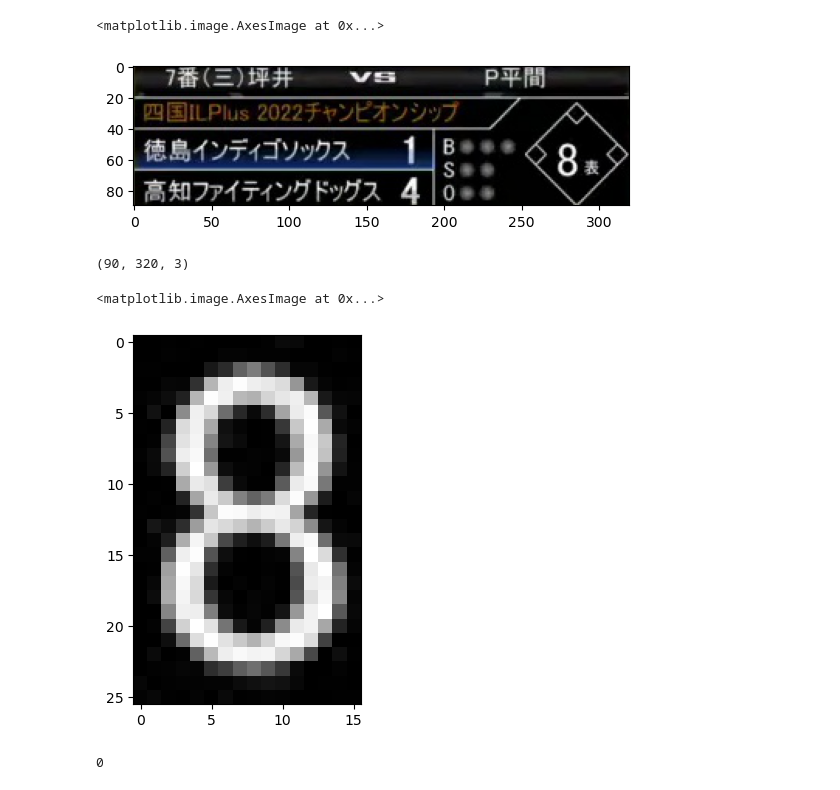
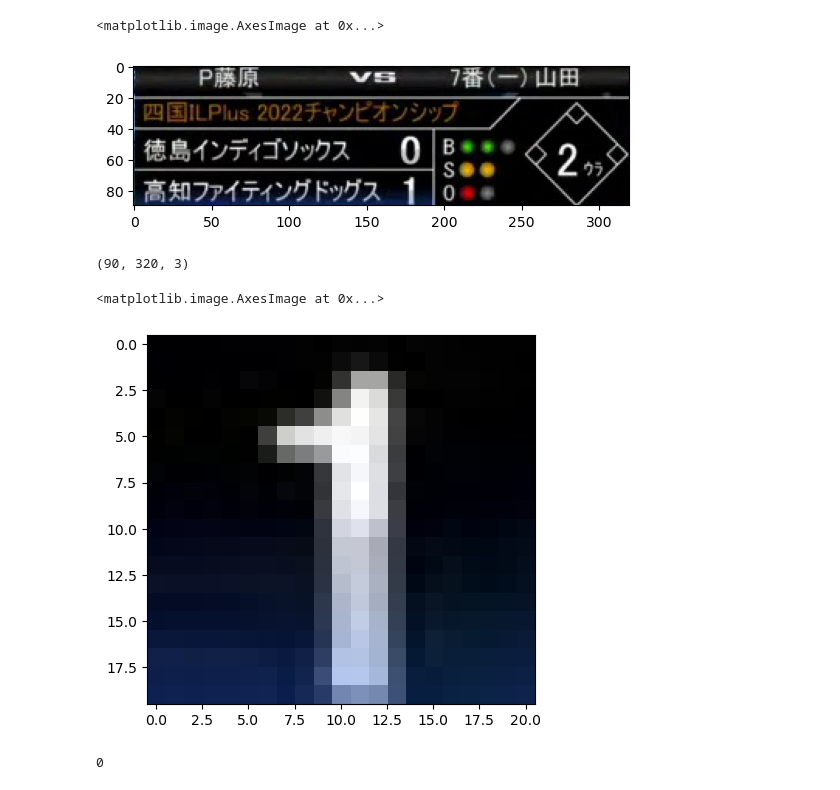
Before and after one commit to thajime0125/Sophia_Reserch, a Jupyter notebook: telop_recognition/score_recognition.ipynb, the cells around one changed output. Saved outputs shown, nothing was run; the diff lists cells and outputs as text; code cells hidden in the pictures.

```diff
--- a/telop_recognition/score_recognition.ipynb
+++ b/telop_recognition/score_recognition.ipynb
@@ -6,7 +6,7 @@ import cv2
 import matplotlib.pyplot as plt
 filedir = "../data/scores/"
 # %%
-n = 200000
+n = 38000
 for i in range(0, 260000, 60):
     filepath = f'{filedir}score{i}.jpg'
     if os.path.isfile(filepath):
@@ -16,16 +16,16 @@ for i in range(0, 260000, 60):
 plt.imshow(cv2.cvtColor(img, cv2.COLOR_BGR2RGB))
 # %% [output]
 <matplotlib.image.AxesImage at 0x...>
-[figure, old version]
+[figure, new version]
 # %%
 img.shape
 # %% [output]
 (90, 320, 3)
 # %%
-plt.imshow(cv2.cvtColor(img[48:74, 272:288], cv2.COLOR_BGR2RGB))
+plt.imshow(cv2.cvtColor(img[70:90, 168:189], cv2.COLOR_BGR2RGB))
 # %% [output]
 <matplotlib.image.AxesImage at 0x...>
-[figure, old version]
+[figure, new version]
 # %%
 num = pytesseract.image_to_string(img[44:65, 172:186], config='--psm 10')
 print(num)
```
Also changed, not shown: 4 other files.
